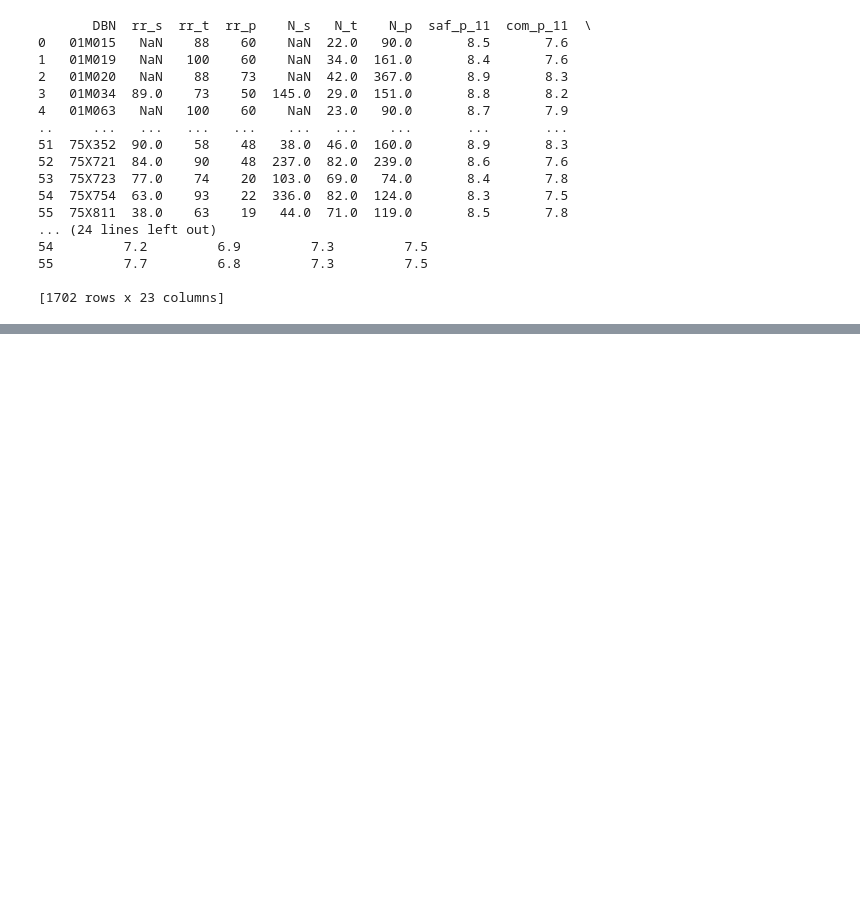
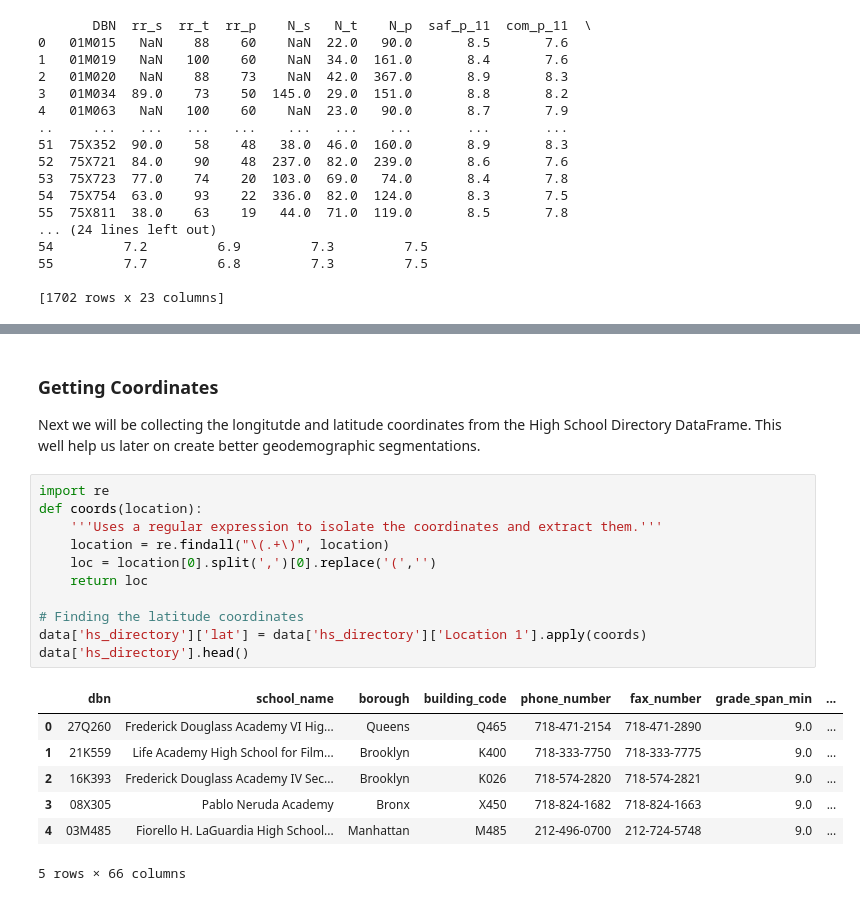
Before and after one commit to adfelt/New-York-School-Data, a Jupyter notebook: new_york_schools_data_analysis.ipynb, the cells around one changed output, grey strips where cells are left out. Saved outputs shown, nothing was run; the diff lists cells and outputs as text; blank space fills up the shorter version.

Commit message:
Feat: Isolated the longitude and latitude coords

```diff
--- a/new_york_schools_data_analysis.ipynb
+++ b/new_york_schools_data_analysis.ipynb
@@ -126,3 +126,26 @@ data['sat_results'].head()
 | 2 | 01M450 | EAST SIDE COMMUNITY SCHOOL | 70 | 377.0 | 402.0 | ... |
 | 3 | 01M458 | FORSYTH SATELLITE ACADEMY | 7 | 414.0 | 401.0 | ... |
 | 4 | 01M509 | MARTA VALLE HIGH SCHOOL | 44 | 390.0 | 433.0 | ... |
+# %% [markdown]
+### Getting Coordinates
+
+Next we will be collecting the longitutde and latitude coordinates from the High School Directory DataFrame. This well help us later on create better geodemographic segmentations.
+# %%
+import re
+def coords(location):
+    '''Uses a regular expression to isolate the coordinates and extract them.'''
+    location = re.findall("\(.+\)", location)
+    loc = location[0].split(',')[0].replace('(','')
+    return loc
+
+# Finding the latitude coordinates
+data['hs_directory']['lat'] = data['hs_directory']['Location 1'].apply(coords)
+data['hs_directory'].head()
+# %% [output]
+|  | dbn | school_name | borough | building_code | phone_number | fax_number | grade_span_min | ... |
+| 0 | 27Q260 | Frederick Douglass Academy VI Hig... | Queens | Q465 | 718-471-2154 | 718-471-2890 | 9.0 | ... |
+| 1 | 21K559 | Life Academy High School for Film... | Brooklyn | K400 | 718-333-7750 | 718-333-7775 | 9.0 | ... |
+| 2 | 16K393 | Frederick Douglass Academy IV Sec... | Brooklyn | K026 | 718-574-2820 | 718-574-2821 | 9.0 | ... |
+| 3 | 08X305 | Pablo Neruda Academy | Bronx | X450 | 718-824-1682 | 718-824-1663 | 9.0 | ... |
+| 4 | 03M485 | Fiorello H. LaGuardia High School... | Manhattan | M485 | 212-496-0700 | 212-724-5748 | 9.0 | ... |
+5 rows × 66 columns
```
Also changed, not shown: parts of 1 cell of this notebook.
